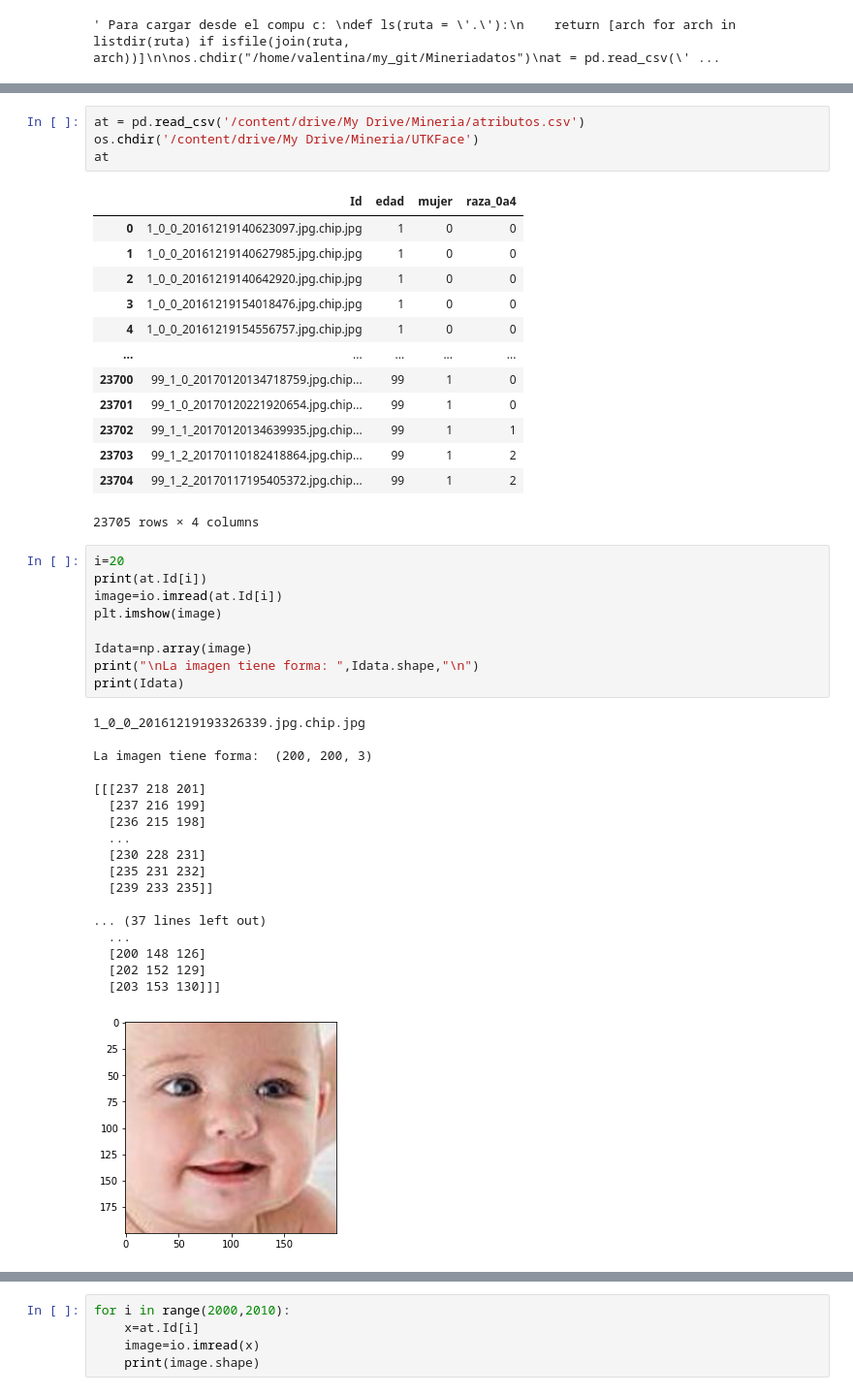
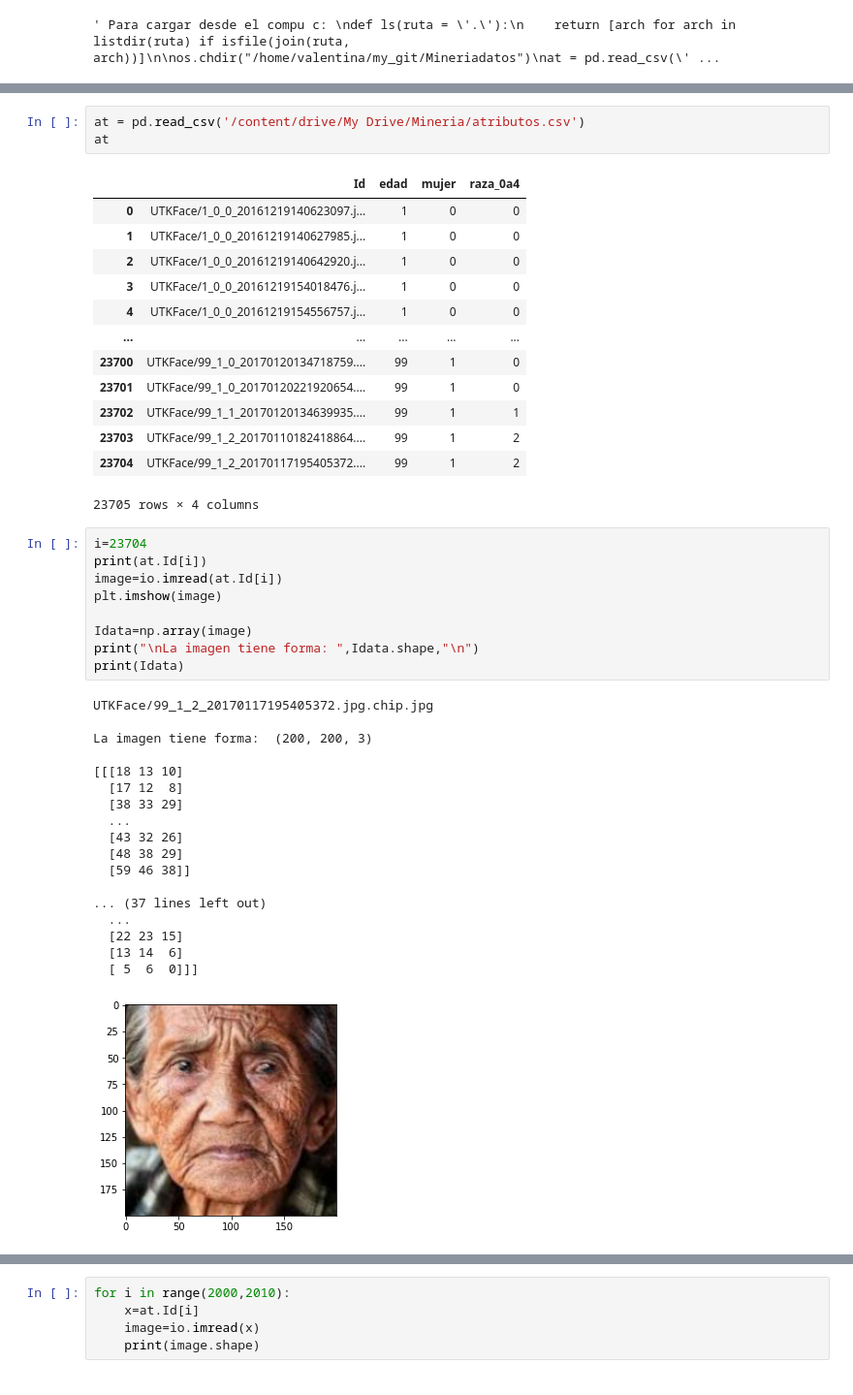
Before and after one commit to vachaconcu/Mineriadatos, a Jupyter notebook: Trabajo.ipynb, the cells around one changed output, grey strips where cells are left out. Shown at 97% size. Cells and saved outputs as stored; diff of their text form.

```diff
--- a/Trabajo.ipynb
+++ b/Trabajo.ipynb
@@ -34,46 +38,45 @@ import matplotlib.pyplot as plt
 # %%
 at = pd.read_csv('/content/drive/My Drive/Mineria/atributos.csv')
-os.chdir('/content/drive/My Drive/Mineria/UTKFace')
 at
 # %% [output]
 |  | Id | edad | mujer | raza_0a4 |
-| 0 | 1_0_0_20161219140623097.jpg.chip.jpg | 1 | 0 | 0 |
-| 1 | 1_0_0_20161219140627985.jpg.chip.jpg | 1 | 0 | 0 |
-| 2 | 1_0_0_20161219140642920.jpg.chip.jpg | 1 | 0 | 0 |
-| 3 | 1_0_0_20161219154018476.jpg.chip.jpg | 1 | 0 | 0 |
-| 4 | 1_0_0_20161219154556757.jpg.chip.jpg | 1 | 0 | 0 |
+| 0 | UTKFace/1_0_0_20161219140623097.j... | 1 | 0 | 0 |
+| 1 | UTKFace/1_0_0_20161219140627985.j... | 1 | 0 | 0 |
+| 2 | UTKFace/1_0_0_20161219140642920.j... | 1 | 0 | 0 |
+| 3 | UTKFace/1_0_0_20161219154018476.j... | 1 | 0 | 0 |
+| 4 | UTKFace/1_0_0_20161219154556757.j... | 1 | 0 | 0 |
 | ... | ... | ... | ... | ... |
-| 23700 | 99_1_0_20170120134718759.jpg.chip... | 99 | 1 | 0 |
-| 23701 | 99_1_0_20170120221920654.jpg.chip... | 99 | 1 | 0 |
-| 23702 | 99_1_1_20170120134639935.jpg.chip... | 99 | 1 | 1 |
-| 23703 | 99_1_2_20170110182418864.jpg.chip... | 99 | 1 | 2 |
-| 23704 | 99_1_2_20170117195405372.jpg.chip... | 99 | 1 | 2 |
+| 23700 | UTKFace/99_1_0_20170120134718759.... | 99 | 1 | 0 |
+| 23701 | UTKFace/99_1_0_20170120221920654.... | 99 | 1 | 0 |
+| 23702 | UTKFace/99_1_1_20170120134639935.... | 99 | 1 | 1 |
+| 23703 | UTKFace/99_1_2_20170110182418864.... | 99 | 1 | 2 |
+| 23704 | UTKFace/99_1_2_20170117195405372.... | 99 | 1 | 2 |
 23705 rows × 4 columns
 # %%
-i=20
+i=23704
 print(at.Id[i])
 image=io.imread(at.Id[i])
 plt.imshow(image)
 
 Idata=np.array(image)
 print("\nLa imagen tiene forma: ",Idata.shape,"\n")
 print(Idata)
 # %% [output]
-1_0_0_20161219193326339.jpg.chip.jpg
+UTKFace/99_1_2_20170117195405372.jpg.chip.jpg
 
 La imagen tiene forma:  (200, 200, 3)
 
-[[[237 218 201]
-  [237 216 199]
-  [236 215 198]
+[[[18 13 10]
+  [17 12  8]
+  [38 33 29]
   ...
-  [230 228 231]
-  [235 231 232]
-  [239 233 235]]
+  [43 32 26]
+  [48 38 29]
+  [59 46 38]]
 
 ... (37 lines left out)
   ...
-  [200 148 126]
-  [202 152 129]
-  [203 153 130]]]
+  [22 23 15]
+  [13 14  6]
+  [ 5  6  0]]]
-[figure, old version]
+[figure, new version]
```
Also changed, not shown: parts of 13 cells of this notebook.
